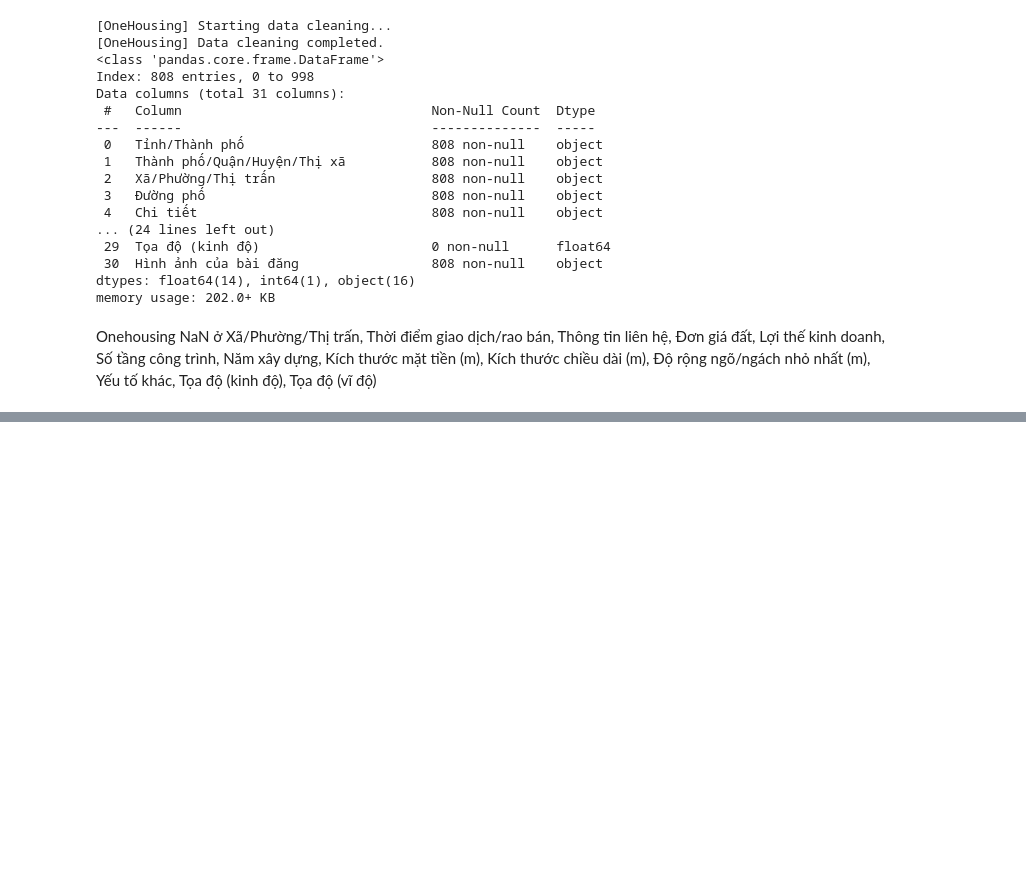
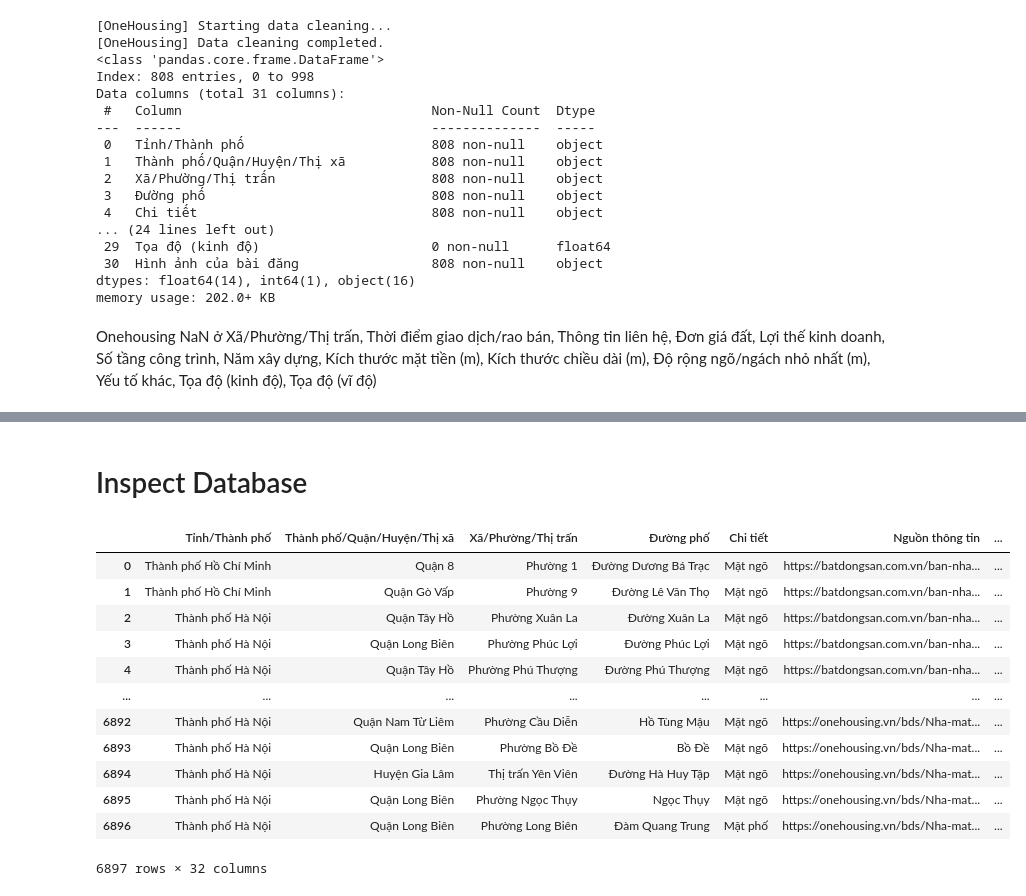
Before and after one commit to PhamMaiLinh-2403/estates-app, a Jupyter notebook: test.ipynb, the cells around one changed output, grey strips where cells are left out. Drawn from its saved outputs; the diff is of its cells as text; code cells hidden in the pictures; blank space fills up the shorter version.

```diff
--- a/test.ipynb
+++ b/test.ipynb
@@ -775,0 +782,11 @@ Onehousing NaN ở Xã/Phường/Thị trấn, Thời điểm giao dịch/rao b
+# %%
+import pandas as pd
+
+old_bds = pd.read_excel('output/old_bds.xlsx')
+old_bds_not_drop_na = pd.read_excel('output/old_bds_raw.xlsx')
+old_bds_raw = pd.read_csv('output/listing_urls.csv')
+
+new_bds = pd.read_csv('output/batdongsan_listing_urls.csv')
+# %%
+df = pd.concat([old_bds_raw, new_bds], axis=0)
+df.info()
@@ -775,0 +823,24 @@ Onehousing NaN ở Xã/Phường/Thị trấn, Thời điểm giao dịch/rao b
+# %% [markdown]
+# Inspect Database
+# %%
+import pandas as pd
+import sqlite3
+
+with sqlite3.connect('output/real_estate.db') as conn:
+    df = pd.read_sql("SELECT * FROM cleaned", con=conn)
+
+df
+# %% [output]
+|  | Tỉnh/Thành phố | Thành phố/Quận/Huyện/Thị xã | Xã/Phường/Thị trấn | Đường phố | Chi tiết | Nguồn thông tin | ... |
+| 0 | Thành phố Hồ Chí Minh | Quận 8 | Phường 1 | Đường Dương Bá Trạc | Mặt ngõ | https://batdongsan.com.vn/ban-nha... | ... |
+| 1 | Thành phố Hồ Chí Minh | Quận Gò Vấp | Phường 9 | Đường Lê Văn Thọ | Mặt ngõ | https://batdongsan.com.vn/ban-nha... | ... |
+| 2 | Thành phố Hà Nội | Quận Tây Hồ | Phường Xuân La | Đường Xuân La | Mặt ngõ | https://batdongsan.com.vn/ban-nha... | ... |
+| 3 | Thành phố Hà Nội | Quận Long Biên | Phường Phúc Lợi | Đường Phúc Lợi | Mặt ngõ | https://batdongsan.com.vn/ban-nha... | ... |
+| 4 | Thành phố Hà Nội | Quận Tây Hồ | Phường Phú Thượng | Đường Phú Thượng | Mặt ngõ | https://batdongsan.com.vn/ban-nha... | ... |
+| ... | ... | ... | ... | ... | ... | ... | ... |
+| 6892 | Thành phố Hà Nội | Quận Nam Từ Liêm | Phường Cầu Diễn | Hồ Tùng Mậu | Mặt ngõ | https://onehousing.vn/bds/Nha-mat... | ... |
+| 6893 | Thành phố Hà Nội | Quận Long Biên | Phường Bồ Đề | Bồ Đề | Mặt ngõ | https://onehousing.vn/bds/Nha-mat... | ... |
+| 6894 | Thành phố Hà Nội | Huyện Gia Lâm | Thị trấn Yên Viên | Đường Hà Huy Tập | Mặt ngõ | https://onehousing.vn/bds/Nha-mat... | ... |
+| 6895 | Thành phố Hà Nội | Quận Long Biên | Phường Ngọc Thụy | Ngọc Thụy | Mặt ngõ | https://onehousing.vn/bds/Nha-mat... | ... |
+| 6896 | Thành phố Hà Nội | Quận Long Biên | Phường Long Biên | Đàm Quang Trung | Mặt phố | https://onehousing.vn/bds/Nha-mat... | ... |
+6897 rows × 32 columns
```
Also changed, not shown: parts of 11 cells of this notebook, 5 other files.
